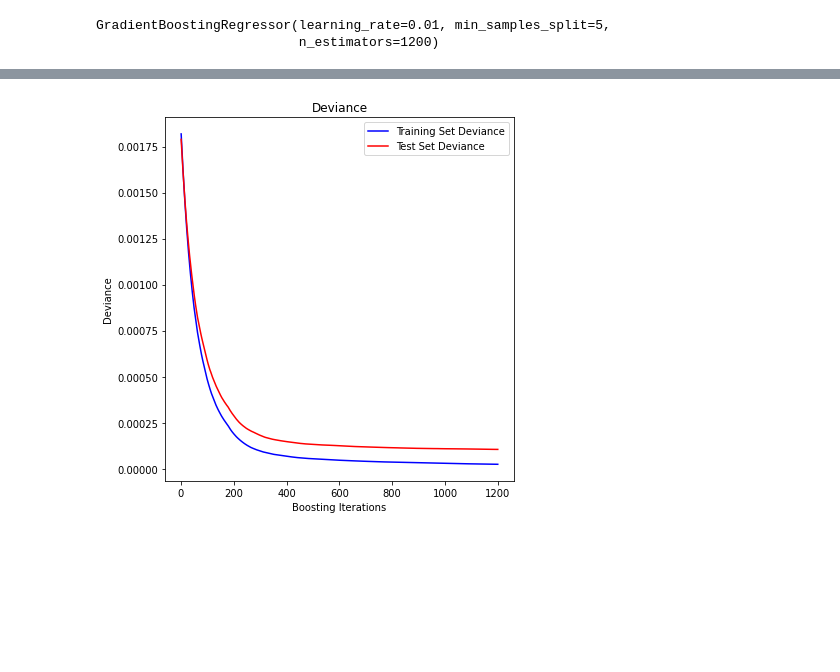
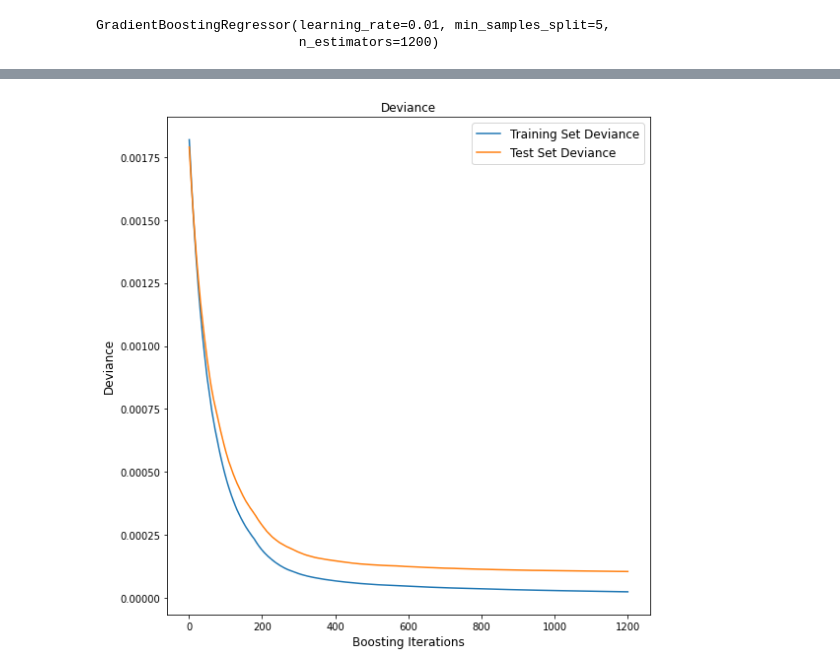
Before and after one commit to Dingdong-LIU/algoChallenge, a Jupyter notebook: Third Round - presentation/Untitled.ipynb, the cells around one changed output, grey strips where cells are left out. Saved outputs shown, nothing was run; the diff lists cells and outputs as text; code cells hidden in the pictures; blank space fills up the shorter version.

```diff
--- a/Third Round - presentation/Untitled.ipynb
+++ b/Third Round - presentation/Untitled.ipynb
@@ -115,24 +115,24 @@ The R2 score on the test set is: 0.941999
 # %%
 test_score = np.zeros((params['n_estimators'],), dtype=np.float64)
 
 for i, y_pred in enumerate(reg.staged_predict(X_test)):
     test_score[i] = reg.loss_(y_test, y_pred)
 
-fig = plt.figure(figsize=(6, 6))
+fig = plt.figure(figsize=(8, 8))
 plt.subplot(1, 1, 1)
 plt.title('Deviance')
-plt.plot(np.arange(params['n_estimators']) + 1, reg.train_score_, 'b-',
+plt.plot(np.arange(params['n_estimators']) + 1, reg.train_score_,
          label='Training Set Deviance')
-plt.plot(np.arange(params['n_estimators']) + 1, test_score, 'r-',
+plt.plot(np.arange(params['n_estimators']) + 1, test_score,
          label='Test Set Deviance')
-plt.legend(loc='upper right')
-plt.xlabel('Boosting Iterations')
-plt.ylabel('Deviance')
+plt.legend(loc='upper right', fontsize=12)
+plt.xlabel('Boosting Iterations' , fontsize=12)
+plt.ylabel('Deviance', fontsize=12)
 fig.tight_layout()
 plt.savefig("Training_result.png")
 plt.show()
 # %% [output]
-[figure, old version]
+[figure, new version]
 # %%
 names = df.columns
 feature_importance = reg.feature_importances_
```
Also changed, not shown: parts of 10 cells of this notebook, 28 other files.
